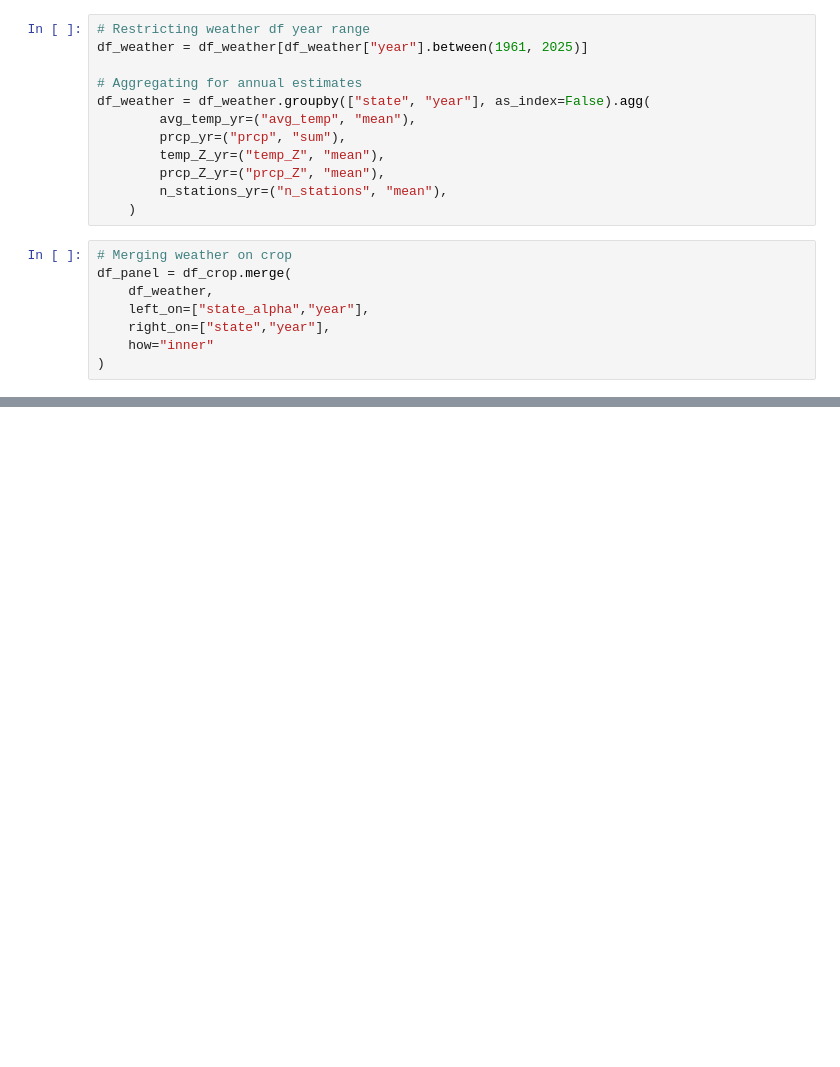
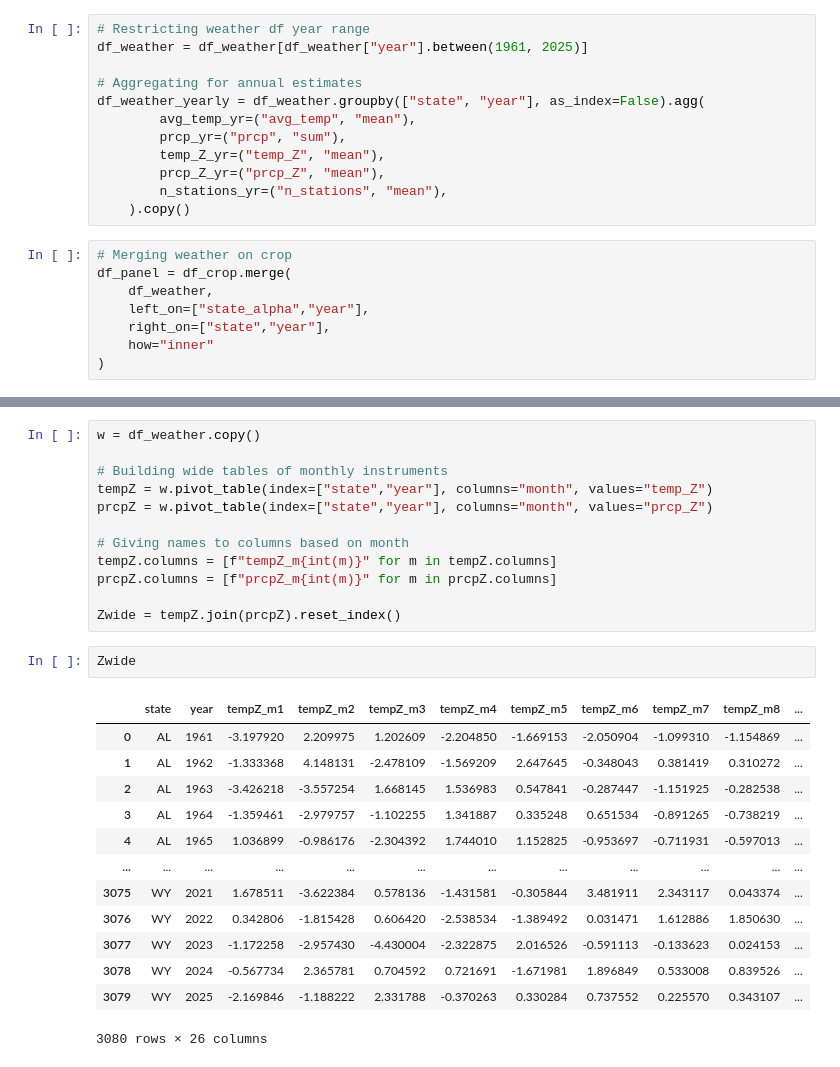
Before and after one commit to adrymmm/iv_weather_yields_selection, a Jupyter notebook: model.ipynb, the cells around one changed output, grey strips where cells are left out. Cells and saved outputs as stored; diff of their text form; blank space fills up the shorter version.

Commit message:
Added endogenous 'Area Harvested' variable. Created wide IV matrix from monthly weather variables.

```diff
--- a/model.ipynb
+++ b/model.ipynb
@@ -68,13 +69,13 @@ Index(['state', 'year', 'month', 'avg_temp', 'prcp', 'n_stations', 'temp_Z',
 df_weather = df_weather[df_weather["year"].between(1961, 2025)]
 
 # Aggregating for annual estimates
-df_weather = df_weather.groupby(["state", "year"], as_index=False).agg(
+df_weather_yearly = df_weather.groupby(["state", "year"], as_index=False).agg(
         avg_temp_yr=("avg_temp", "mean"),
         prcp_yr=("prcp", "sum"),
         temp_Z_yr=("temp_Z", "mean"),
         prcp_Z_yr=("prcp_Z", "mean"),
         n_stations_yr=("n_stations", "mean"),
-    )
+    ).copy()
 # %%
 # Merging weather on crop
 df_panel = df_crop.merge(
@@ -85,0 +107,28 @@ df_panel = df_crop.merge(
+# %%
+w = df_weather.copy()
+
+# Building wide tables of monthly instruments
+tempZ = w.pivot_table(index=["state","year"], columns="month", values="temp_Z")
+prcpZ = w.pivot_table(index=["state","year"], columns="month", values="prcp_Z")
+
+# Giving names to columns based on month
+tempZ.columns = [f"tempZ_m{int(m)}" for m in tempZ.columns]
+prcpZ.columns = [f"prcpZ_m{int(m)}" for m in prcpZ.columns]
+
+Zwide = tempZ.join(prcpZ).reset_index()
+# %%
+Zwide
+# %% [output]
+|  | state | year | tempZ_m1 | tempZ_m2 | tempZ_m3 | tempZ_m4 | tempZ_m5 | tempZ_m6 | tempZ_m7 | tempZ_m8 | ... |
+| 0 | AL | 1961 | -3.197920 | 2.209975 | 1.202609 | -2.204850 | -1.669153 | -2.050904 | -1.099310 | -1.154869 | ... |
+| 1 | AL | 1962 | -1.333368 | 4.148131 | -2.478109 | -1.569209 | 2.647645 | -0.348043 | 0.381419 | 0.310272 | ... |
+| 2 | AL | 1963 | -3.426218 | -3.557254 | 1.668145 | 1.536983 | 0.547841 | -0.287447 | -1.151925 | -0.282538 | ... |
+| 3 | AL | 1964 | -1.359461 | -2.979757 | -1.102255 | 1.341887 | 0.335248 | 0.651534 | -0.891265 | -0.738219 | ... |
+| 4 | AL | 1965 | 1.036899 | -0.986176 | -2.304392 | 1.744010 | 1.152825 | -0.953697 | -0.711931 | -0.597013 | ... |
+| ... | ... | ... | ... | ... | ... | ... | ... | ... | ... | ... | ... |
+| 3075 | WY | 2021 | 1.678511 | -3.622384 | 0.578136 | -1.431581 | -0.305844 | 3.481911 | 2.343117 | 0.043374 | ... |
+| 3076 | WY | 2022 | 0.342806 | -1.815428 | 0.606420 | -2.538534 | -1.389492 | 0.031471 | 1.612886 | 1.850630 | ... |
+| 3077 | WY | 2023 | -1.172258 | -2.957430 | -4.430004 | -2.322875 | 2.016526 | -0.591113 | -0.133623 | 0.024153 | ... |
+| 3078 | WY | 2024 | -0.567734 | 2.365781 | 0.704592 | 0.721691 | -1.671981 | 1.896849 | 0.533008 | 0.839526 | ... |
+| 3079 | WY | 2025 | -2.169846 | -1.188222 | 2.331788 | -0.370263 | 0.330284 | 0.737552 | 0.225570 | 0.343107 | ... |
+3080 rows × 26 columns
```
Also changed, not shown: parts of 7 cells of this notebook, 2 other files.
